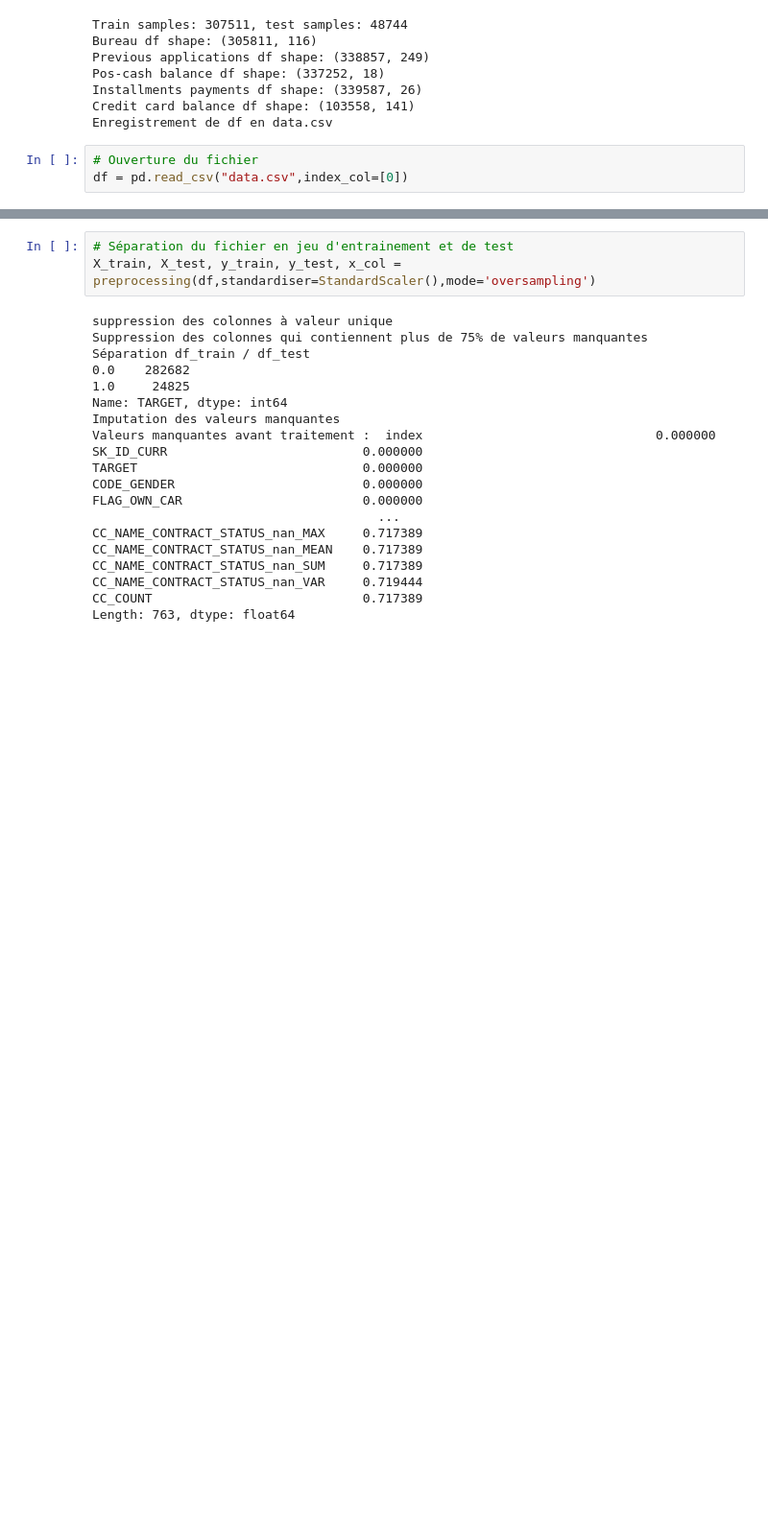
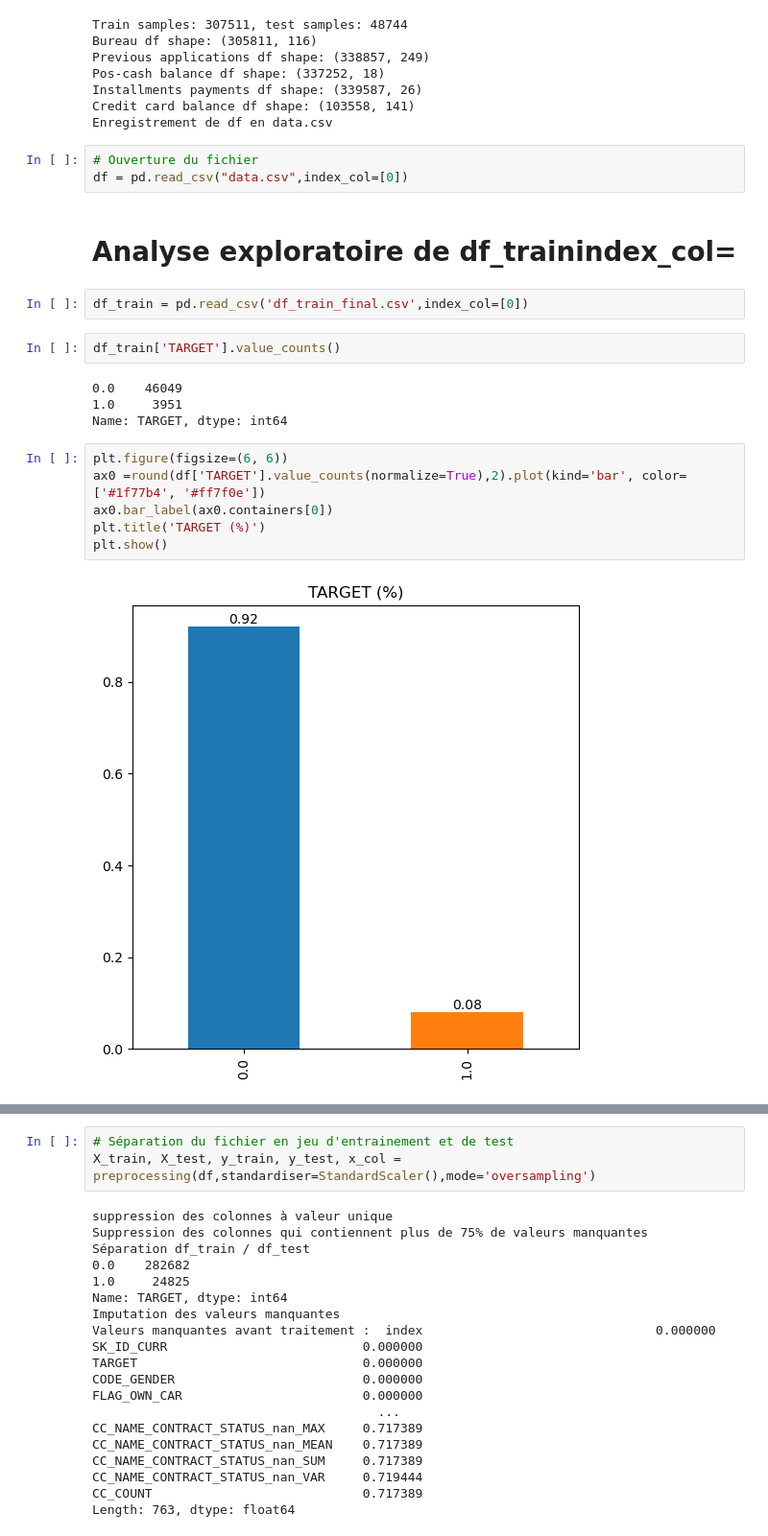
Before and after one commit to saraharouni/Modele_de_scoring_Data_Science, a Jupyter notebook: P7_Modelisation.ipynb, the cells around one changed output, grey strips where cells are left out. Shown at 96% size. Cells and saved outputs as stored; diff of their text form; blank space fills up the shorter version.

```diff
--- a/P7_Modelisation.ipynb
+++ b/P7_Modelisation.ipynb
@@ -293,3 +293,21 @@ Enregistrement de df en data.csv
 # %%
 # Ouverture du fichier
 df = pd.read_csv("data.csv",index_col=[0])
+# %% [markdown]
+# Analyse exploratoire de df_trainindex_col=
+# %%
+df_train = pd.read_csv('df_train_final.csv',index_col=[0])
+# %%
+df_train['TARGET'].value_counts()
+# %% [output]
+0.0    46049
+1.0     3951
+Name: TARGET, dtype: int64
+# %%
+plt.figure(figsize=(6, 6))
+ax0 =round(df['TARGET'].value_counts(normalize=True),2).plot(kind='bar', color=['#1f77b4', '#ff7f0e'])
+ax0.bar_label(ax0.containers[0])
+plt.title('TARGET (%)')
+plt.show()
+# %% [output]
+[figure, added]
```
Also changed, not shown: parts of 2 cells of this notebook.
